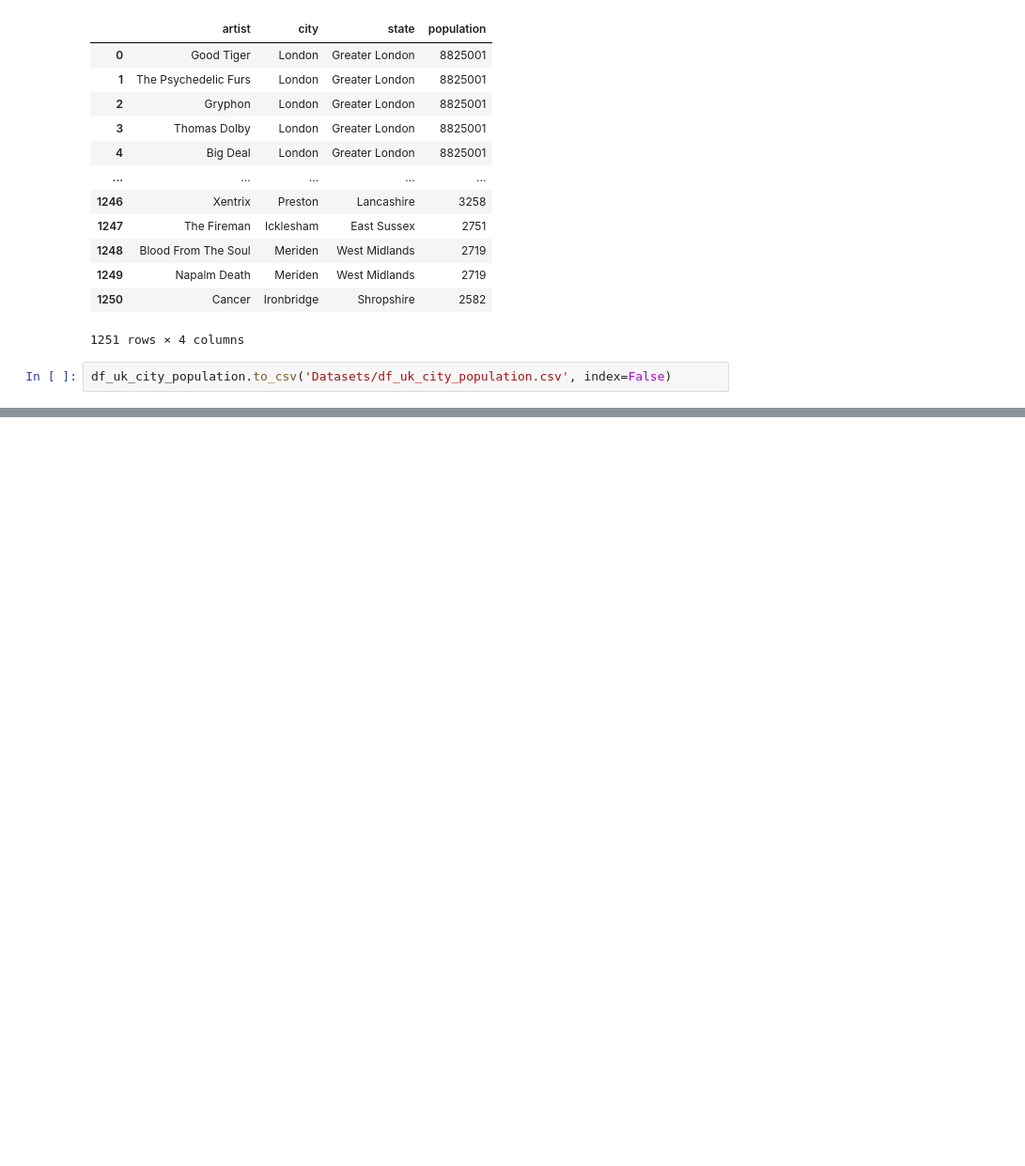
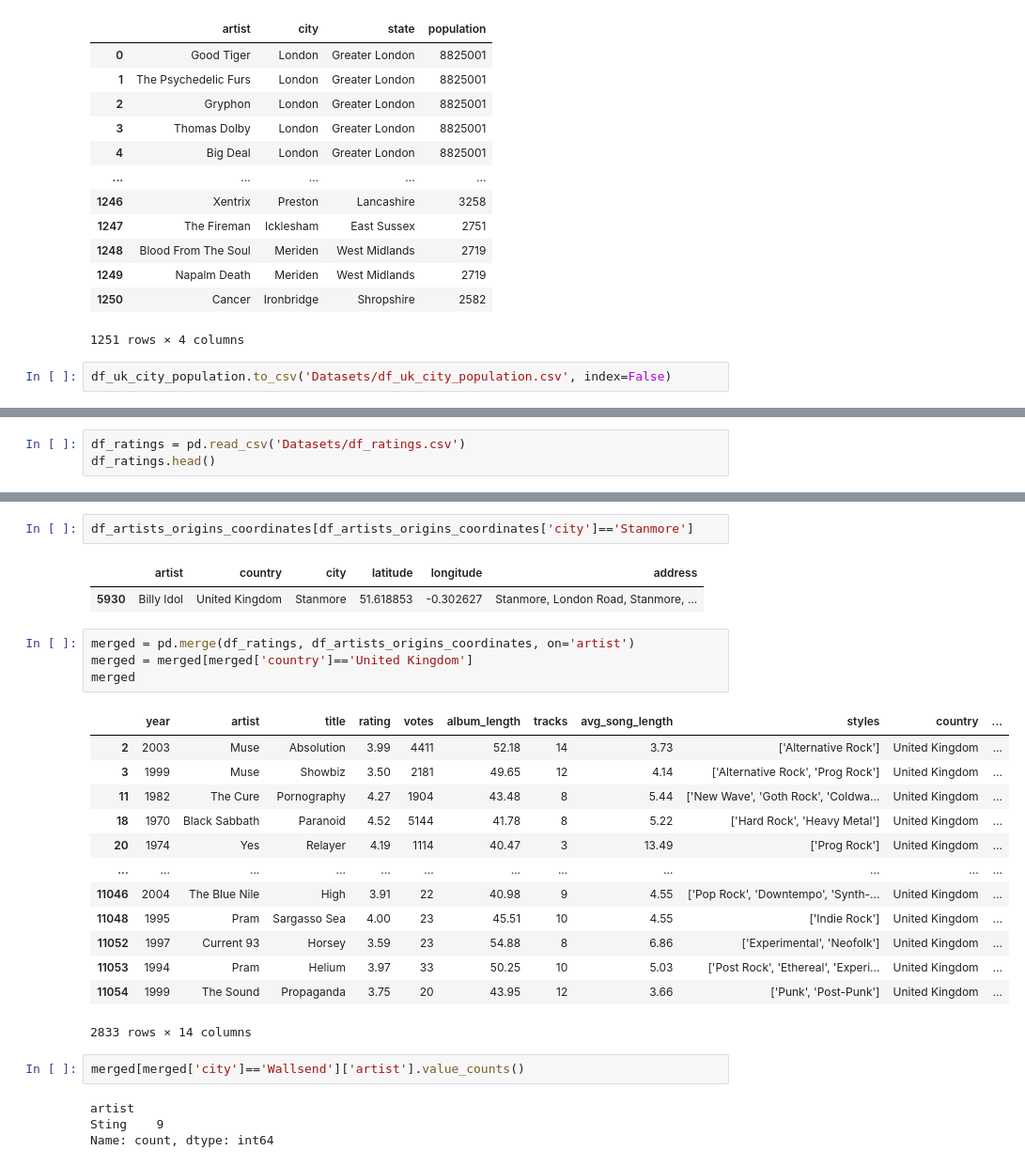
Before and after one commit to arnauog/what_the_rock, a Jupyter notebook: geopy_origins.ipynb, the cells around one changed output, grey strips where cells are left out. Shown at 94% size. Drawn from its saved outputs; the diff is of its cells as text; blank space fills up the shorter version.

```diff
--- a/geopy_origins.ipynb
+++ b/geopy_origins.ipynb
@@ -2280,0 +2309,3 @@ df_uk_city_population.to_csv('Datasets/df_uk_city_population.csv', index=False)
+# %%
+df_ratings = pd.read_csv('Datasets/df_ratings.csv')
+df_ratings.head()
@@ -2280,0 +2319,29 @@ df_uk_city_population.to_csv('Datasets/df_uk_city_population.csv', index=False)
+# %%
+df_artists_origins_coordinates[df_artists_origins_coordinates['city']=='Stanmore']
+# %% [output]
+|  | artist | country | city | latitude | longitude | address |
+| 5930 | Billy Idol | United Kingdom | Stanmore | 51.618853 | -0.302627 | Stanmore, London Road, Stanmore, ... |
+# %%
+merged = pd.merge(df_ratings, df_artists_origins_coordinates, on='artist')
+merged = merged[merged['country']=='United Kingdom']
+merged
+# %% [output]
+|  | year | artist | title | rating | votes | album_length | tracks | avg_song_length | styles | country | ... |
+| 2 | 2003 | Muse | Absolution | 3.99 | 4411 | 52.18 | 14 | 3.73 | ['Alternative Rock'] | United Kingdom | ... |
+| 3 | 1999 | Muse | Showbiz | 3.50 | 2181 | 49.65 | 12 | 4.14 | ['Alternative Rock', 'Prog Rock'] | United Kingdom | ... |
+| 11 | 1982 | The Cure | Pornography | 4.27 | 1904 | 43.48 | 8 | 5.44 | ['New Wave', 'Goth Rock', 'Coldwa... | United Kingdom | ... |
+| 18 | 1970 | Black Sabbath | Paranoid | 4.52 | 5144 | 41.78 | 8 | 5.22 | ['Hard Rock', 'Heavy Metal'] | United Kingdom | ... |
+| 20 | 1974 | Yes | Relayer | 4.19 | 1114 | 40.47 | 3 | 13.49 | ['Prog Rock'] | United Kingdom | ... |
+| ... | ... | ... | ... | ... | ... | ... | ... | ... | ... | ... | ... |
+| 11046 | 2004 | The Blue Nile | High | 3.91 | 22 | 40.98 | 9 | 4.55 | ['Pop Rock', 'Downtempo', 'Synth-... | United Kingdom | ... |
+| 11048 | 1995 | Pram | Sargasso Sea | 4.00 | 23 | 45.51 | 10 | 4.55 | ['Indie Rock'] | United Kingdom | ... |
+| 11052 | 1997 | Current 93 | Horsey | 3.59 | 23 | 54.88 | 8 | 6.86 | ['Experimental', 'Neofolk'] | United Kingdom | ... |
+| 11053 | 1994 | Pram | Helium | 3.97 | 33 | 50.25 | 10 | 5.03 | ['Post Rock', 'Ethereal', 'Experi... | United Kingdom | ... |
+| 11054 | 1999 | The Sound | Propaganda | 3.75 | 20 | 43.95 | 12 | 3.66 | ['Punk', 'Post-Punk'] | United Kingdom | ... |
+2833 rows × 14 columns
+# %%
+merged[merged['city']=='Wallsend']['artist'].value_counts()
+# %% [output]
+artist
+Sting    9
+Name: count, dtype: int64
```
Also changed, not shown: parts of 44 cells of this notebook, 30 other files.
